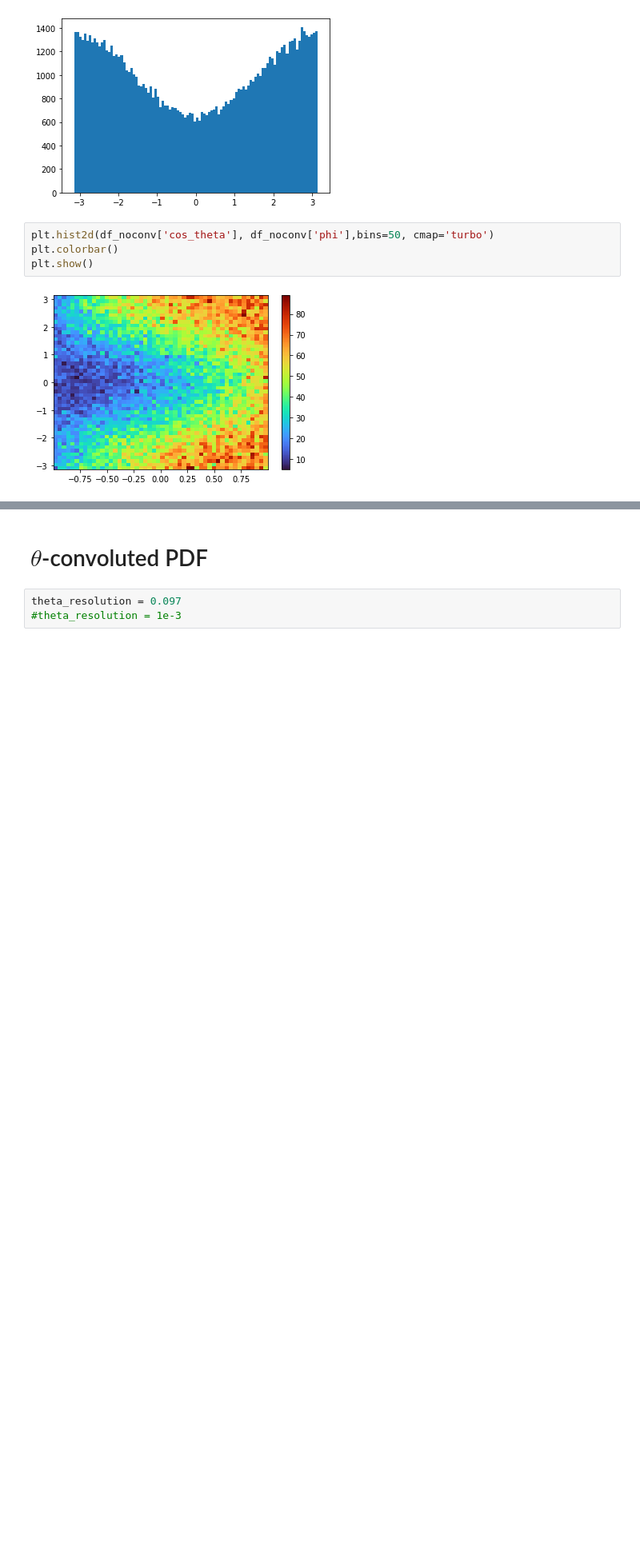
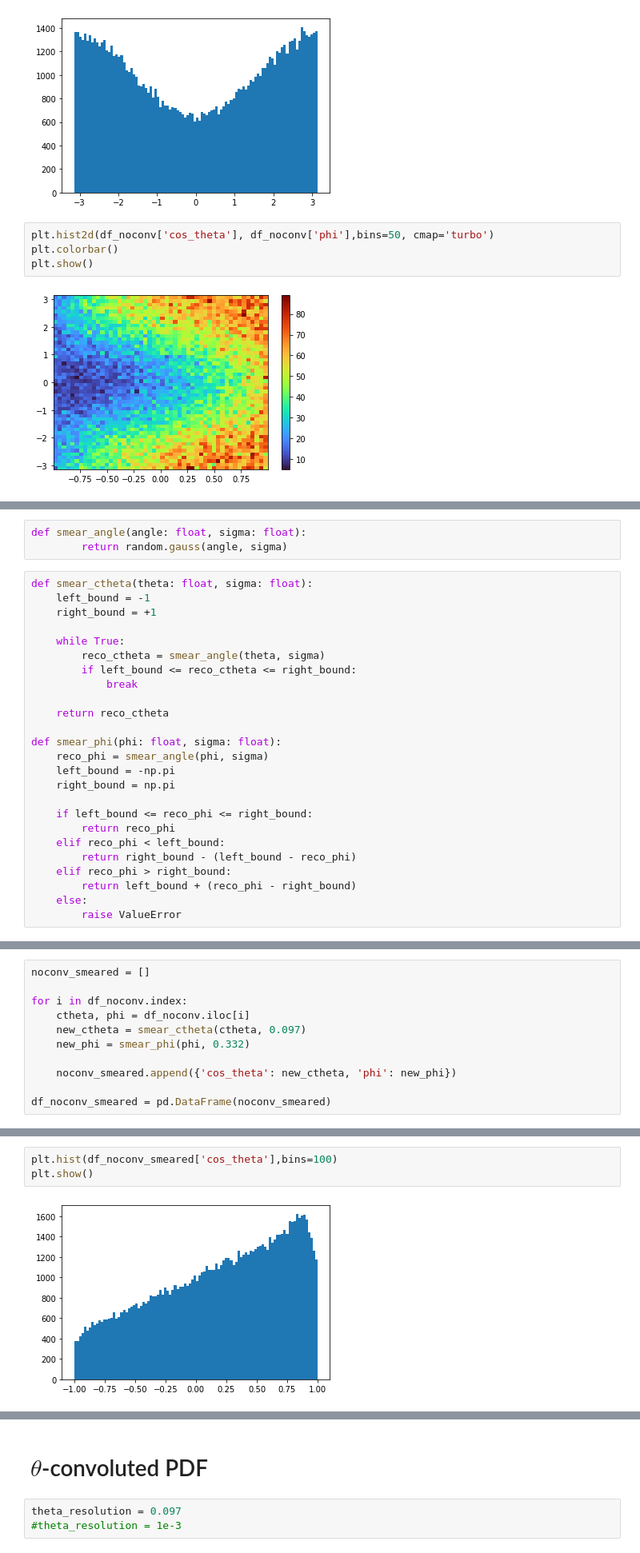
Before and after one commit to alatios/lb2jpsil_lambda-emdm-measurement, a Jupyter notebook: 99_convolution_root.ipynb, the cells around one changed output, grey strips where cells are left out. Shown at 80% size. Drawn from its saved outputs; the diff is of its cells as text; blank space fills up the shorter version.

```diff
--- a/99_convolution_root.ipynb
+++ b/99_convolution_root.ipynb
@@ -125,0 +128,28 @@ plt.show()
+# %%
+def smear_angle(angle: float, sigma: float):
+        return random.gauss(angle, sigma)
+# %%
+def smear_ctheta(theta: float, sigma: float):
+    left_bound = -1
+    right_bound = +1
+
+    while True:
+        reco_ctheta = smear_angle(theta, sigma)
+        if left_bound <= reco_ctheta <= right_bound:
+            break
+
+    return reco_ctheta
+
+def smear_phi(phi: float, sigma: float):
+    reco_phi = smear_angle(phi, sigma)
+    left_bound = -np.pi
+    right_bound = np.pi
+
+    if left_bound <= reco_phi <= right_bound:
+        return reco_phi
+    elif reco_phi < left_bound:
+        return right_bound - (left_bound - reco_phi)
+    elif reco_phi > right_bound:
+        return left_bound + (reco_phi - right_bound)
+    else:
+        raise ValueError
@@ -125,0 +162,11 @@ plt.show()
+# %%
+noconv_smeared = []
+
+for i in df_noconv.index:
+    ctheta, phi = df_noconv.iloc[i]
+    new_ctheta = smear_ctheta(ctheta, 0.097)
+    new_phi = smear_phi(phi, 0.332)
+
+    noconv_smeared.append({'cos_theta': new_ctheta, 'phi': new_phi})
+
+df_noconv_smeared = pd.DataFrame(noconv_smeared)
@@ -125,0 +189,5 @@ plt.show()
+# %%
+plt.hist(df_noconv_smeared['cos_theta'],bins=100)
+plt.show()
+# %% [output]
+[figure, added]
```
Also changed, not shown: parts of 8 cells of this notebook.
